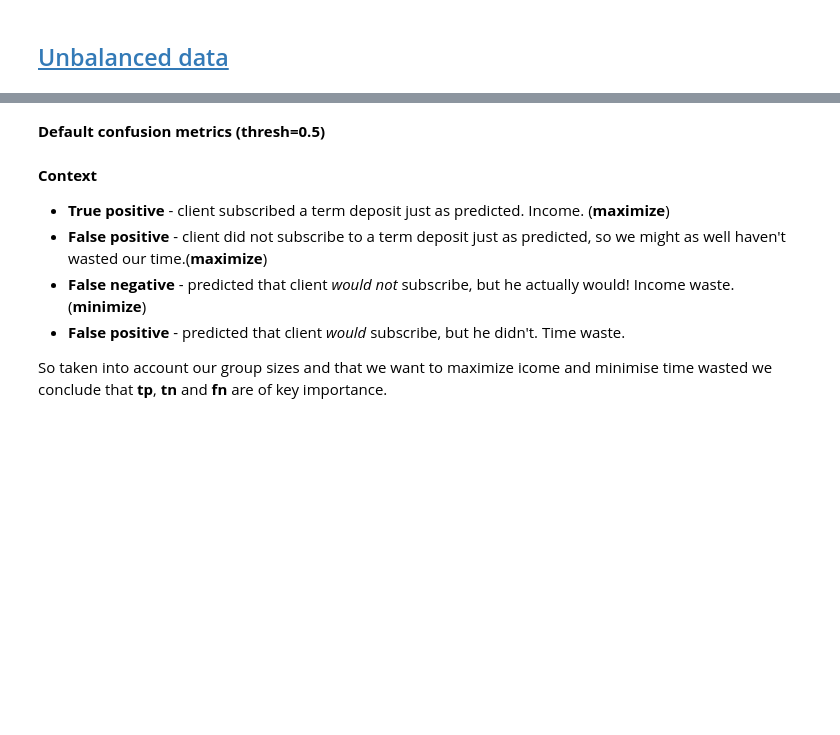
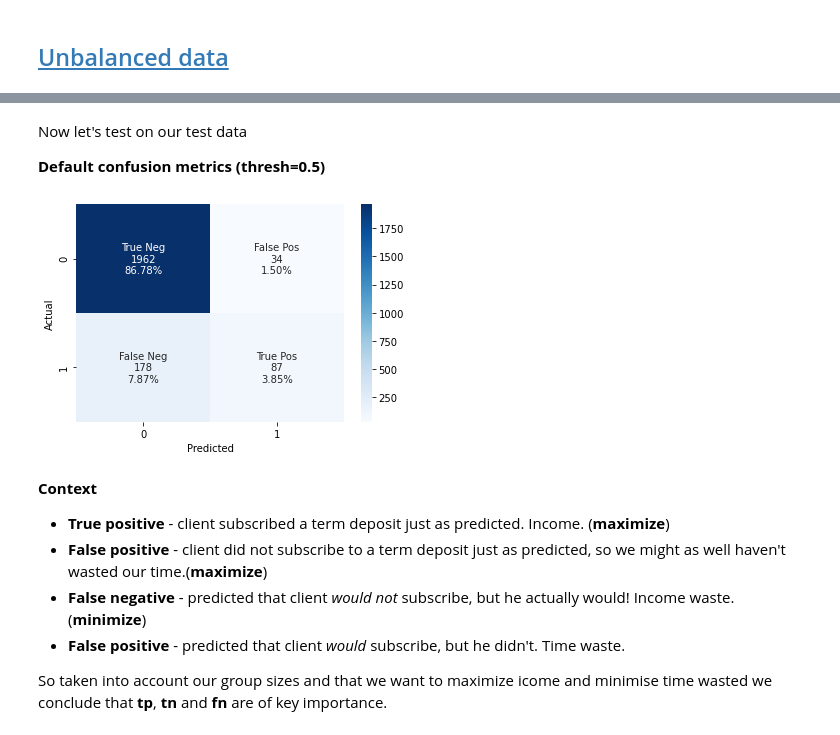
Before and after one commit to Abermal/BiVa, a Jupyter notebook: Example-classification.ipynb, the cells around one changed output, grey strips where cells are left out. Drawn from its saved outputs; the diff is of its cells as text; code cells hidden in the pictures; blank space fills up the shorter version.

```diff
--- a/Example-classification.ipynb
+++ b/Example-classification.ipynb
@@ -706,6 +894,11 @@ agent = Agent(X, y, build_model=build_model_keras, callbacks=callbacks)
+# %%
+callbacks = [tf.keras.callbacks.EarlyStopping(monitor='loss', min_delta=0.001, patience=3)]
+sfold = StratifiedKFold(5)
+#
+agent = Agent(X, y, build_model=build_model_keras, callbacks=callbacks, stratify=True, splitter=sfold, val_split=0.05)
 # %%
 %%time
 bconf = {'denseLayer1': 256, 'actFuncL1': 'relu', 'denseLayer2': 64, 'actFuncL2': 'relu',
          'actFuncLast': 'sigmoid', 'epochs': 5, 'lr': 0.09539879737836925, 'beta_1': 0.85}
 
-log, model = agent.train_model_on(bconf, n_trainings=3, validation_mode='test', criterion='variance', epochs=500, batch_size=256)
+log, model = agent.train_model_on(bconf, n_trainings=2, data_partitions='test', target='variance', epochs=500, batch_size=256)
@@ -713,12 +915,16 @@ log, model = agent.train_model_on(bconf, n_trainings=3, validation_mode='test',
 from biva.utils.metrics import confusion_matrix_by_threshold
 from biva.utils.plotters import plot_confusion_matrix
 # %% [markdown]
+Now let's test on our test data
+
 **Default confusion metrics (thresh=0.5)**
 # %%
-y_pred = model.predict(agent.x_test)
-y_true = agent.y_test
+y_pred = model.predict(agent.test_data)
+y_true = agent.test_y
 cmat = confusion_matrix_by_threshold(y_true, y_pred)
 plot_confusion_matrix(cmat)
+# %% [output]
+[figure, added]
 # %% [markdown]
 **Context**
 
```
Also changed, not shown: parts of 71 cells of this notebook, 1 other file.
